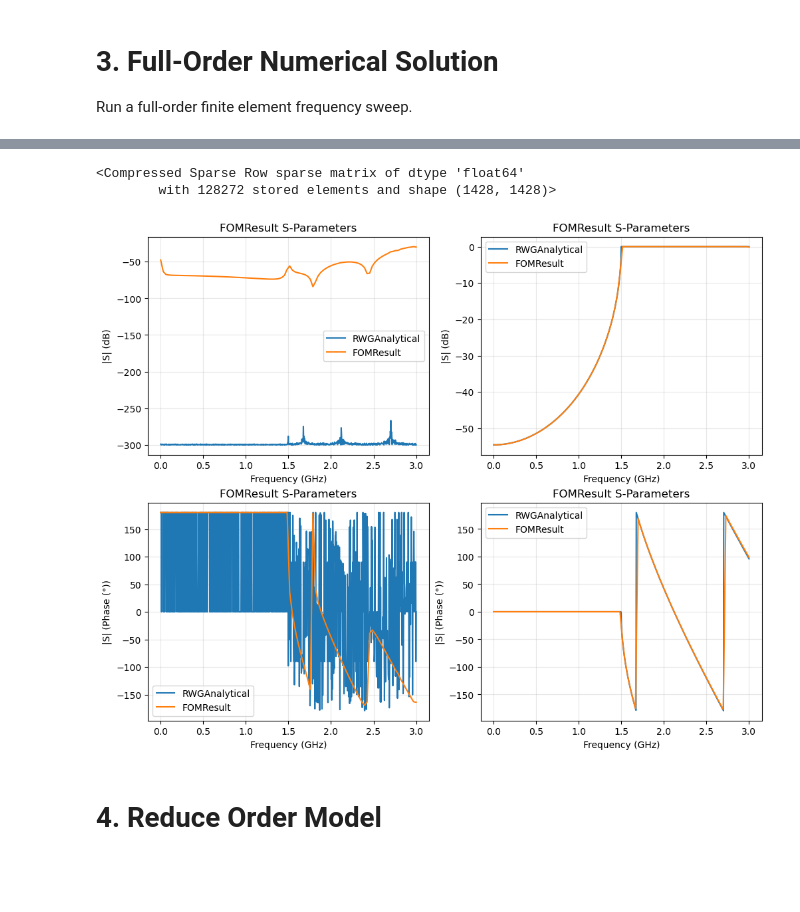
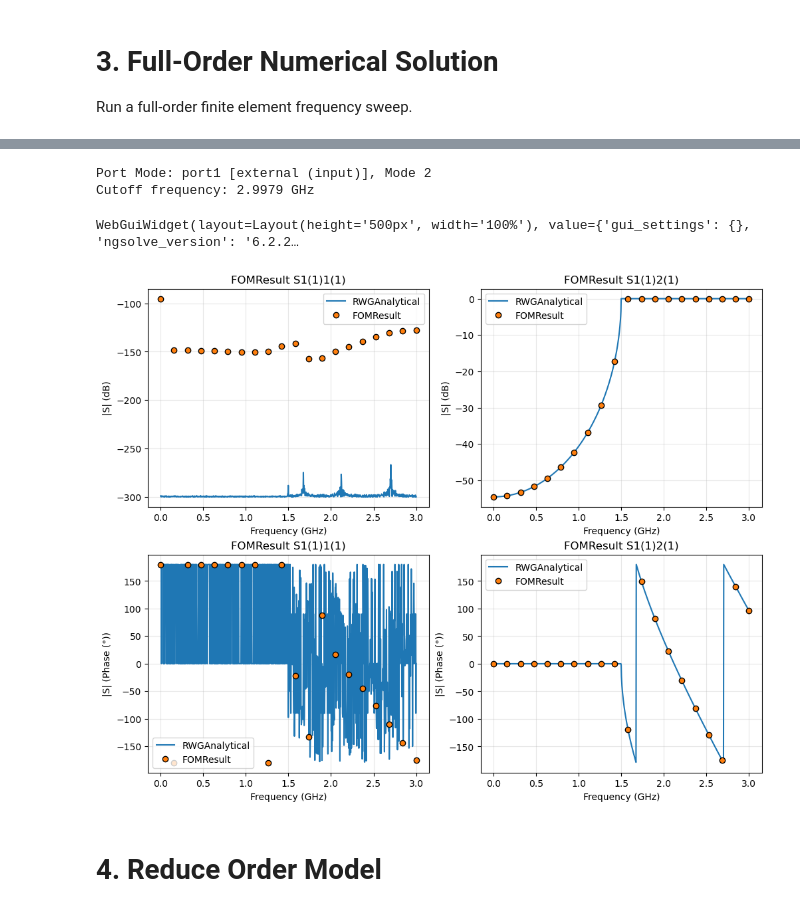
Before and after one commit to Dark-Elektron/cavsim3d, a Jupyter notebook: examples/rwg/rwg.ipynb, the cells around one changed output, grey strips where cells are left out. Drawn from its saved outputs; the diff is of its cells as text; code cells hidden in the pictures; blank space fills up the shorter version.

Commit message:
feat: implement reduced-order model architecture, core EM solvers, and supporting utilities

```diff
--- a/examples/rwg/rwg.ipynb
+++ b/examples/rwg/rwg.ipynb
@@ -21,5 +21,5 @@ from cavsim3d.core.em_project import EMProject
 
 project_name = 'RWG'
 base_dir = r"C:\Users\Soske\Documents\git_projects\cavsim3d_simulations"
-proj = EMProject(name=project_name, base_dir=base_dir)
+proj = EMProject(name=project_name, base_dir=base_dir, overwrite=True)
 # %% [output]
@@ -83,9 +65,17 @@ Run a full-order finite element frequency sweep.
 # %%
 fom_config = {
     'nportmodes': 3,
-    'nsamples': 100,
+    'nsamples': 20,
     'fmin': 1e-3,
     'fmax': 3,
-    'solver_type': 'iterative'
+    # 'solver_type': 'direct',
+    'solver_type': 'iterative',
+    'iterative_opts': {
+        'precond': 'bddc',
+        'maxsteps': 500,
+        'printrates': False
+    },
+    'verbose': True,
+    'rerun': True
 }
 fom_result = proj.fds.solve(config=fom_config)
@@ -92,26 +107,28 @@ fom_result = proj.fds.solve(config=fom_config)
 # %%
-proj.fds.fom.K
+proj.fds.plot_port_mode('port1', 2)
 # %% [output]
-<Compressed Sparse Row sparse matrix of dtype 'float64'
-        with 128272 stored elements and shape (1428, 1428)>
+Port Mode: port1 [external (input)], Mode 2
+Cutoff frequency: 2.9979 GHz
+WebGuiWidget(layout=Layout(height='500px', width='100%'), value={'gui_settings': {}, 'ngsolve_version': '6.2.2…
 # %%
+from cavsim3d.analytical import cst_result
 # Get analytic solution for comparison
 from cavsim3d.analytical.rectangular_waveguide import RWGAnalytical
 
 analytical = RWGAnalytical(a=a, L=L, freq_range=(fom_config['fmin'], fom_config['fmax']))
 
 # plot comparison
 which = [['1(1)1(1)'], ['1(1)2(1)']]
 fig, axs = plt.subplot_mosaic([[1, 2], [3, 4]], figsize=(10, 8), layout='constrained')
 for idx, wh in enumerate(which):
     # plot magnitude
-    cavsim3d.analytical.plot_s(wh, ax=axs[idx+1])
-    proj.fds.fom.plot_s(wh, ax=axs[idx+1])
+    analytical.plot_s(wh, ax=axs[idx+1])
+    proj.fds.fom.plot_s(wh, ax=axs[idx+1], marker='o', lw=0, mec='k')
     # plot phase
-    cavsim3d.analytical.plot_s(wh, plot_type='phase', ax=axs[idx+3])
-    proj.fds.fom.plot_s(wh, plot_type='phase', ax=axs[idx+3])
+    analytical.plot_s(wh, plot_type='phase', ax=axs[idx+3])
+    proj.fds.fom.plot_s(wh, plot_type='phase', ax=axs[idx+3], marker='o', lw=0, mec='k')
 # %% [output]
-[figure, old version]
+[figure, new version]
 # %% [markdown]
  # 4. Reduce Order Model
 # %%
```
Also changed, not shown: parts of 9 cells of this notebook, 22 other files.
